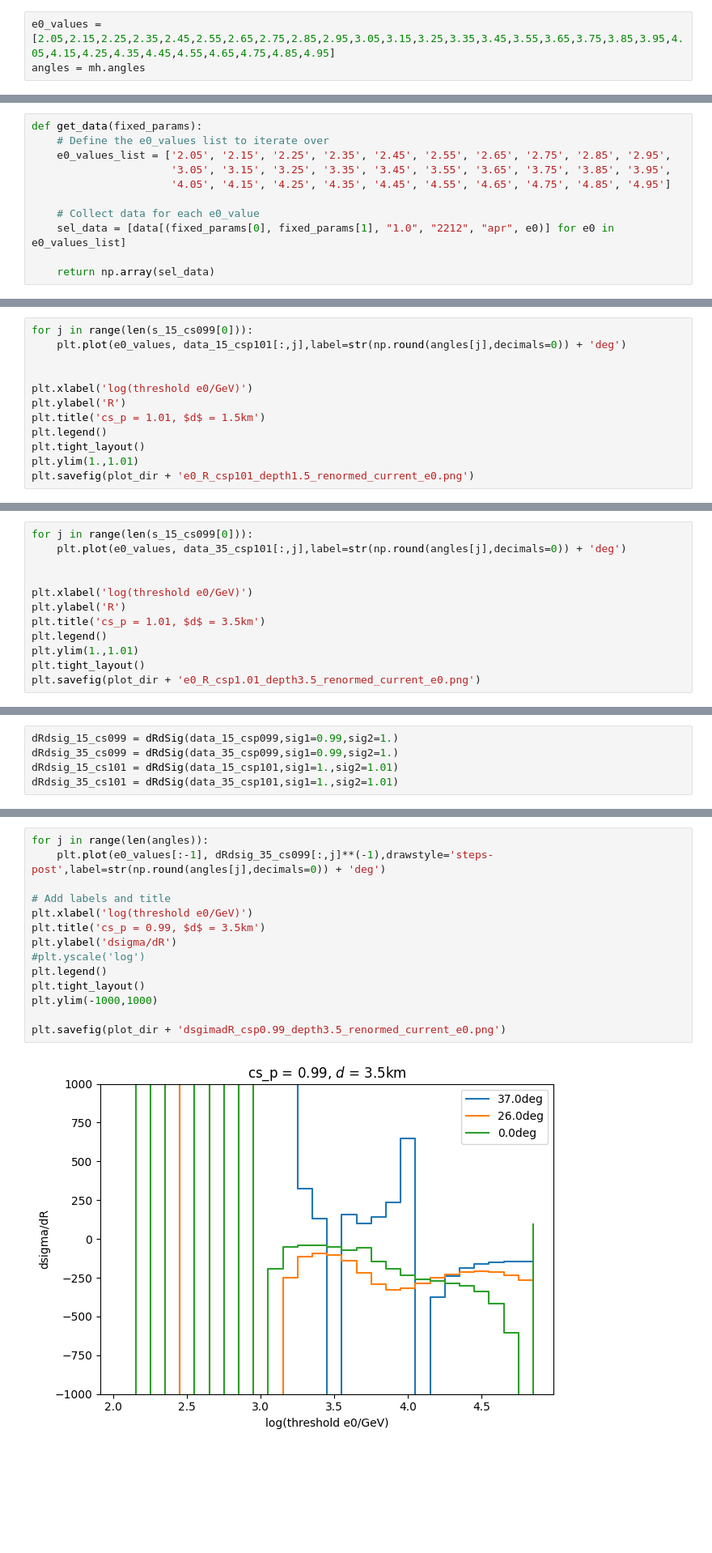
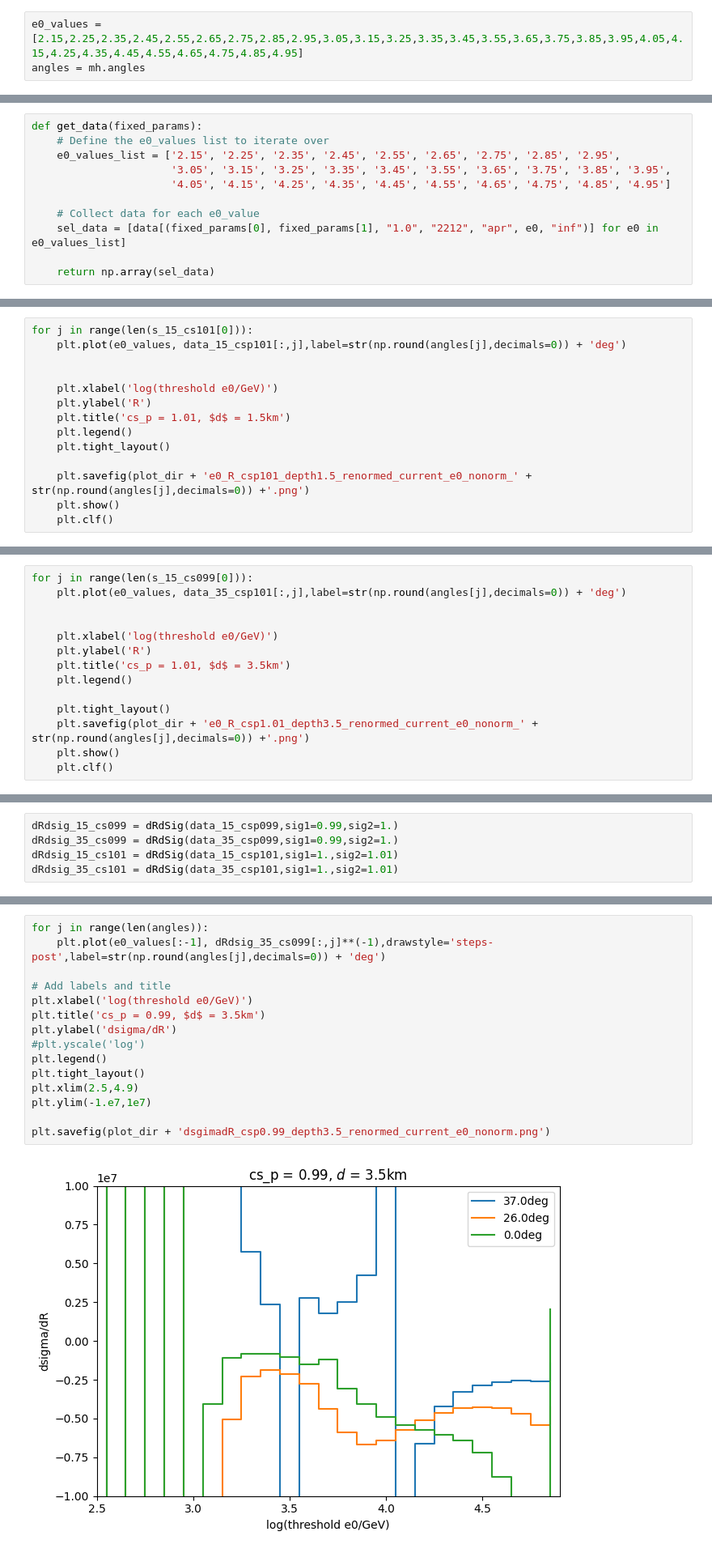
Before and after one commit to karohymon/cs-analysis, a Jupyter notebook: IceCube_diffuse_underground_bundles/oneregion_threshold.ipynb, the cells around one changed output, grey strips where cells are left out. Shown at 81% size. Drawn from its saved outputs; the diff is of its cells as text; blank space fills up the shorter version.

Commit message:
add plots with threshold energy

```diff
--- a/IceCube_diffuse_underground_bundles/oneregion_threshold.ipynb
+++ b/IceCube_diffuse_underground_bundles/oneregion_threshold.ipynb
@@ -25,5 +29,5 @@ print(data)
 # %%
-e0_values = [2.05,2.15,2.25,2.35,2.45,2.55,2.65,2.75,2.85,2.95,3.05,3.15,3.25,3.35,3.45,3.55,3.65,3.75,3.85,3.95,4.05,4.15,4.25,4.35,4.45,4.55,4.65,4.75,4.85,4.95]
+e0_values = [2.15,2.25,2.35,2.45,2.55,2.65,2.75,2.85,2.95,3.05,3.15,3.25,3.35,3.45,3.55,3.65,3.75,3.85,3.95,4.05,4.15,4.25,4.35,4.45,4.55,4.65,4.75,4.85,4.95]
 angles = mh.angles
 # %%
 def dRdE(e0_values,R_array):
@@ -62,12 +66,12 @@ MCEqRun::set_primary_model(): HillasGaisser2012 H3a
 # %%
 def get_data(fixed_params):
     # Define the e0_values list to iterate over
-    e0_values_list = ['2.05', '2.15', '2.25', '2.35', '2.45', '2.55', '2.65', '2.75', '2.85', '2.95',
+    e0_values_list = ['2.15', '2.25', '2.35', '2.45', '2.55', '2.65', '2.75', '2.85', '2.95',
                       '3.05', '3.15', '3.25', '3.35', '3.45', '3.55', '3.65', '3.75', '3.85', '3.95',
                       '4.05', '4.15', '4.25', '4.35', '4.45', '4.55', '4.65', '4.75', '4.85', '4.95']
 
     # Collect data for each e0_value
-    sel_data = [data[(fixed_params[0], fixed_params[1], "1.0", "2212", "apr", e0)] for e0 in e0_values_list]
+    sel_data = [data[(fixed_params[0], fixed_params[1], "1.0", "2212", "apr", e0, "inf")] for e0 in e0_values_list]
 
     return np.array(sel_data)
 # %%
@@ -112,13 +126,15 @@ plt.savefig(plot_dir + 'e0_R_csp0.99_depth3.5_renormed_current_e0.png')
 # %%
-for j in range(len(s_15_cs099[0])):
+for j in range(len(s_15_cs101[0])):
     plt.plot(e0_values, data_15_csp101[:,j],label=str(np.round(angles[j],decimals=0)) + 'deg')
 
 
-plt.xlabel('log(threshold e0/GeV)')
-plt.ylabel('R')
-plt.title('cs_p = 1.01, $d$ = 1.5km')
-plt.legend()
-plt.tight_layout()
-plt.ylim(1.,1.01)
-plt.savefig(plot_dir + 'e0_R_csp101_depth1.5_renormed_current_e0.png')
+    plt.xlabel('log(threshold e0/GeV)')
+    plt.ylabel('R')
+    plt.title('cs_p = 1.01, $d$ = 1.5km')
+    plt.legend()
+    plt.tight_layout()
+
+    plt.savefig(plot_dir + 'e0_R_csp101_depth1.5_renormed_current_e0_nonorm_' + str(np.round(angles[j],decimals=0)) +'.png')
+    plt.show()
+    plt.clf()
 # %% [output]
@@ -128,11 +147,13 @@ for j in range(len(s_15_cs099[0])):
     plt.plot(e0_values, data_35_csp101[:,j],label=str(np.round(angles[j],decimals=0)) + 'deg')
 
 
-plt.xlabel('log(threshold e0/GeV)')
-plt.ylabel('R')
-plt.title('cs_p = 1.01, $d$ = 3.5km')
-plt.legend()
-plt.ylim(1.,1.01)
-plt.tight_layout()
-plt.savefig(plot_dir + 'e0_R_csp1.01_depth3.5_renormed_current_e0.png')
+    plt.xlabel('log(threshold e0/GeV)')
+    plt.ylabel('R')
+    plt.title('cs_p = 1.01, $d$ = 3.5km')
+    plt.legend()
+
+    plt.tight_layout()
+    plt.savefig(plot_dir + 'e0_R_csp1.01_depth3.5_renormed_current_e0_nonorm_' + str(np.round(angles[j],decimals=0)) +'.png')
+    plt.show()
+    plt.clf()
 # %% [output]
@@ -372,19 +400,20 @@ array([[ 6.43555248e+09,  3.44417224e+09,  4.66549221e+09],
 # %%
 for j in range(len(angles)):
     plt.plot(e0_values[:-1], dRdsig_35_cs099[:,j]**(-1),drawstyle='steps-post',label=str(np.round(angles[j],decimals=0)) + 'deg')
 
 # Add labels and title
 plt.xlabel('log(threshold e0/GeV)')
 plt.title('cs_p = 0.99, $d$ = 3.5km')
 plt.ylabel('dsigma/dR')
 #plt.yscale('log')
 plt.legend()
 plt.tight_layout()
-plt.ylim(-1000,1000)
+plt.xlim(2.5,4.9)
+plt.ylim(-1.e7,1e7)
 
-plt.savefig(plot_dir + 'dsgimadR_csp0.99_depth3.5_renormed_current_e0.png')
+plt.savefig(plot_dir + 'dsgimadR_csp0.99_depth3.5_renormed_current_e0_nonorm.png')
 # %% [output]
-[figure, old version]
+[figure, new version]
 # %%
 dRdsig_35_cs099**(-1)
 # %% [output]
```
Also changed, not shown: parts of 14 cells of this notebook.
